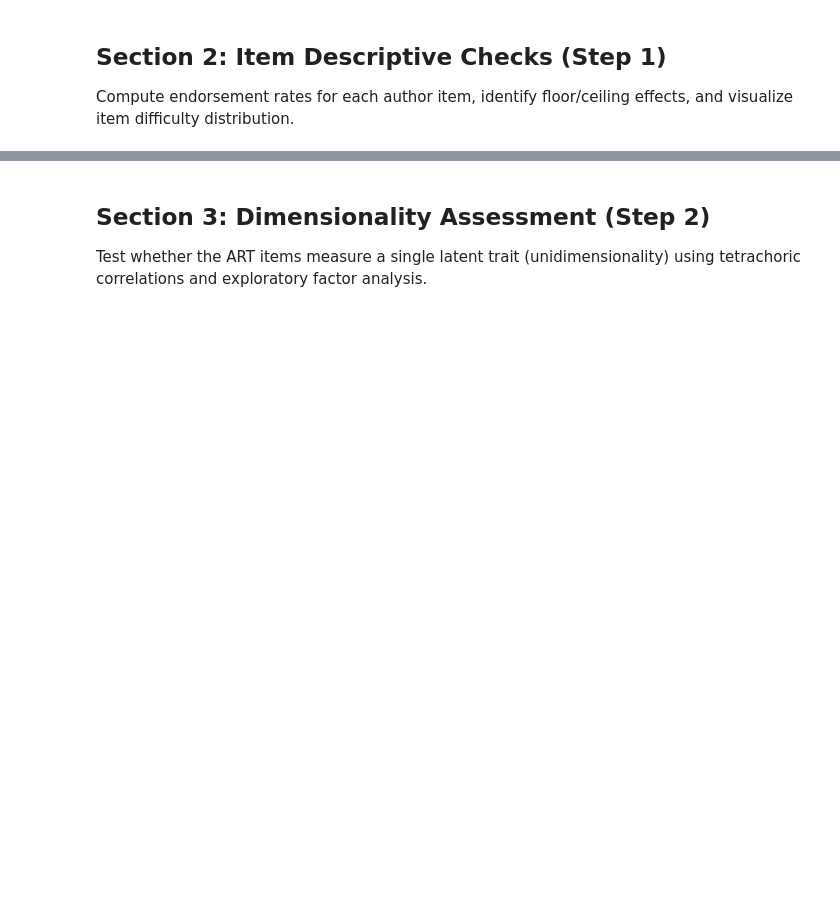
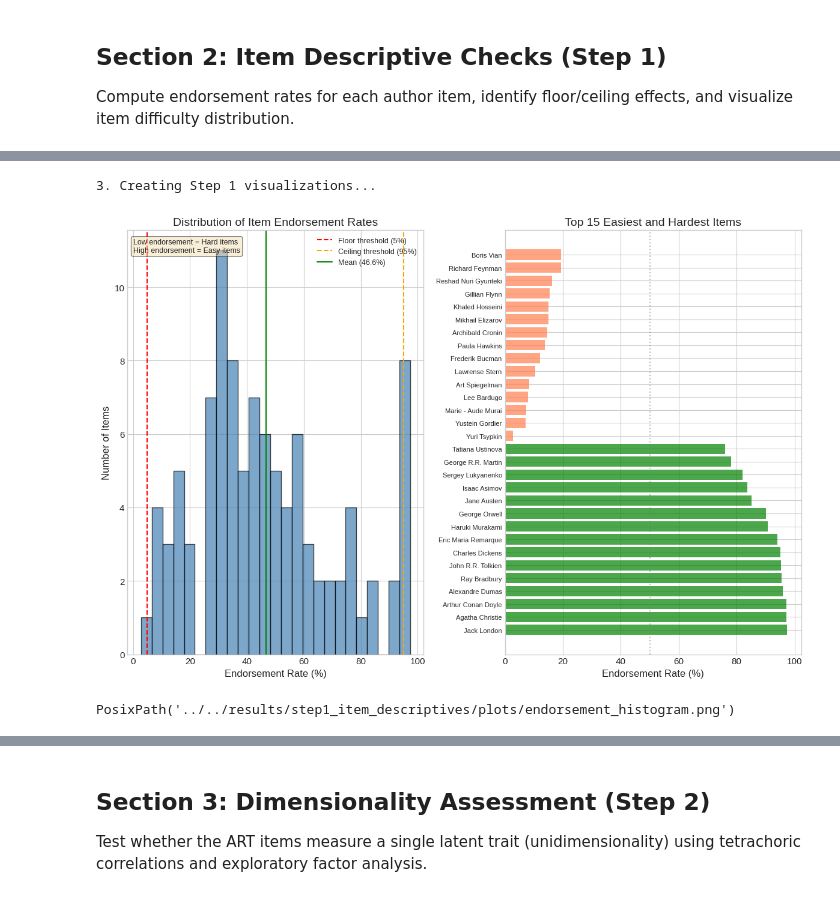
Before and after one commit to BakhturinaPolina/russian-author-recognition-test, a Jupyter notebook: scripts/analysis/irt_art_analysis.ipynb, the cells around one changed output, grey strips where cells are left out. Saved outputs shown, nothing was run; the diff lists cells and outputs as text; code cells hidden in the pictures; blank space fills up the shorter version.

```diff
--- a/scripts/analysis/irt_art_analysis.ipynb
+++ b/scripts/analysis/irt_art_analysis.ipynb
@@ -283,12 +437,13 @@ def save_table(df, step, filename, index=True):
     print(f"  Saved table: {output_path.name}")
     return output_path
 
-def save_plot(fig, step, filename):
+def save_plot(fig, step, filename, silent=False):
     """Save figure to PNG in the appropriate step's plots folder."""
     output_path = OUTPUT_DIRS[step] / 'plots' / filename
     fig.savefig(output_path, dpi=PLOT_DPI, bbox_inches='tight', facecolor='white')
     plt.close(fig)
-    print(f"  Saved plot: {output_path.name}")
+    if not silent:
+        print(f"  Saved plot: {output_path.name}")
     return output_path
 
 def print_section_header(title):
@@ -649,34 +981,39 @@ ax1.axvline(ENDORSEMENT_HIGH_THRESHOLD * 100, color='orange', linestyle='--',
             label=f'Ceiling threshold ({ENDORSEMENT_HIGH_THRESHOLD*100:.0f}%)')
 ax1.axvline(endorsement_rates.mean() * 100, color='green', linestyle='-',
             label=f'Mean ({endorsement_rates.mean()*100:.1f}%)')
 ax1.set_xlabel('Endorsement Rate (%)')
 ax1.set_ylabel('Number of Items')
 ax1.set_title('Distribution of Item Endorsement Rates')
 ax1.legend(fontsize=9)
 
 # Add difficulty interpretation
 ax1.text(0.02, 0.98, 'Low endorsement = Hard items\nHigh endorsement = Easy items',
          transform=ax1.transAxes, fontsize=9, verticalalignment='top',
          bbox=dict(boxstyle='round', facecolor='wheat', alpha=0.5))
 
 # Plot 2: Sorted bar plot of top/bottom items
 ax2 = axes[1]
 n_show = 15
 # Top 15 easiest items
 top_items = item_stats.nlargest(n_show, 'endorsement_rate')
 bottom_items = item_stats.nsmallest(n_show, 'endorsement_rate')
 combined = pd.concat([top_items, bottom_items])
 
 colors = ['green' if rate > 0.5 else 'coral' for rate in combined['endorsement_rate']]
 bars = ax2.barh(range(len(combined)), combined['endorsement_pct'], color=colors, alpha=0.7)
 ax2.set_yticks(range(len(combined)))
 ax2.set_yticklabels(combined['author'].str[:20], fontsize=8)  # Truncate long names
 ax2.set_xlabel('Endorsement Rate (%)')
 ax2.set_title(f'Top {n_show} Easiest and Hardest Items')
 ax2.axvline(50, color='gray', linestyle=':', alpha=0.5)
 
 plt.tight_layout()
-save_plot(fig, 'step1', 'endorsement_histogram.png')
+plt.show()  # Display in notebook before saving (save_plot closes the figure)
+save_plot(fig, 'step1', 'endorsement_histogram.png', silent=True)
+# %% [output]
+3. Creating Step 1 visualizations...
+[figure, added]
+PosixPath('../../results/step1_item_descriptives/plots/endorsement_histogram.png')
 # %%
 # ============================================================
 # ADDITIONAL VISUALIZATION: All items sorted by endorsement
```
Also changed, not shown: parts of 25 cells of this notebook.
